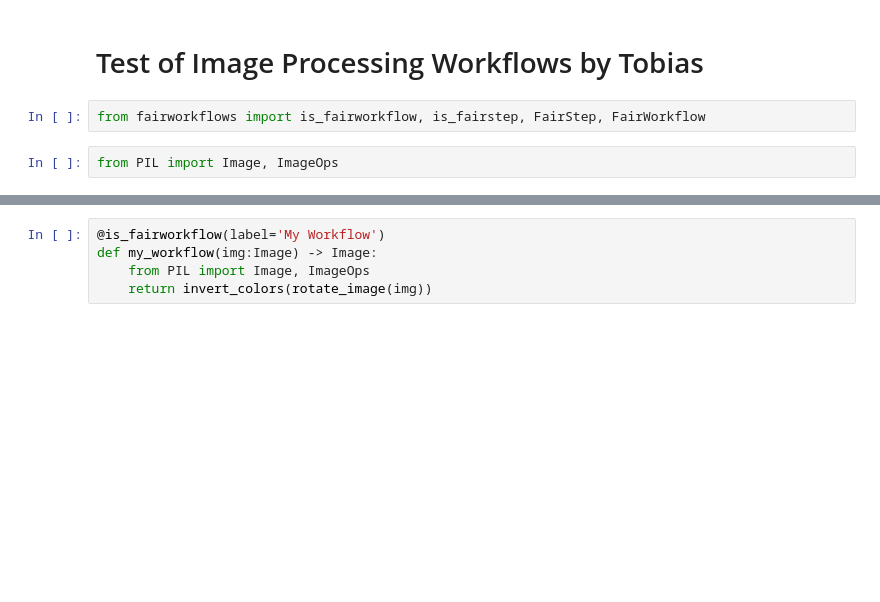
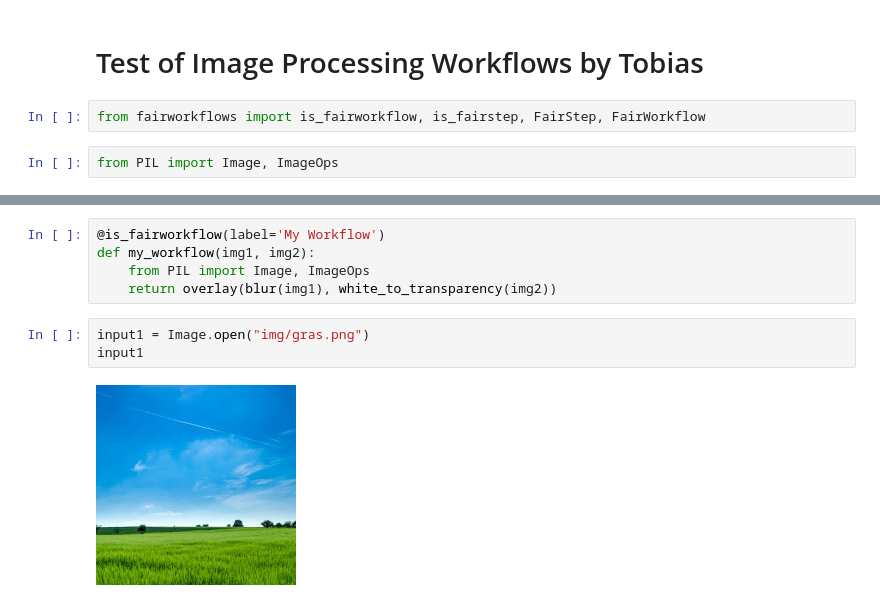
Before and after one commit to fair-workflows/fairworkflows, a Jupyter notebook: examples/test_image_processing_wf_tobias.ipynb, the cells around one changed output, grey strips where cells are left out. Drawn from its saved outputs; the diff is of its cells as text; blank space fills up the shorter version.

```diff
--- a/examples/test_image_processing_wf_tobias.ipynb
+++ b/examples/test_image_processing_wf_tobias.ipynb
@@ -16,5 +42,10 @@ def invert_colors(img:Image) -> Image:
 # %%
 @is_fairworkflow(label='My Workflow')
-def my_workflow(img:Image) -> Image:
+def my_workflow(img1, img2):
     from PIL import Image, ImageOps
-    return invert_colors(rotate_image(img))
+    return overlay(blur(img1), white_to_transparency(img2))
+# %%
+input1 = Image.open("img/gras.png")
+input1
+# %% [output]
+[figure, added]
```
Also changed, not shown: parts of 7 cells of this notebook, 3 other files.
